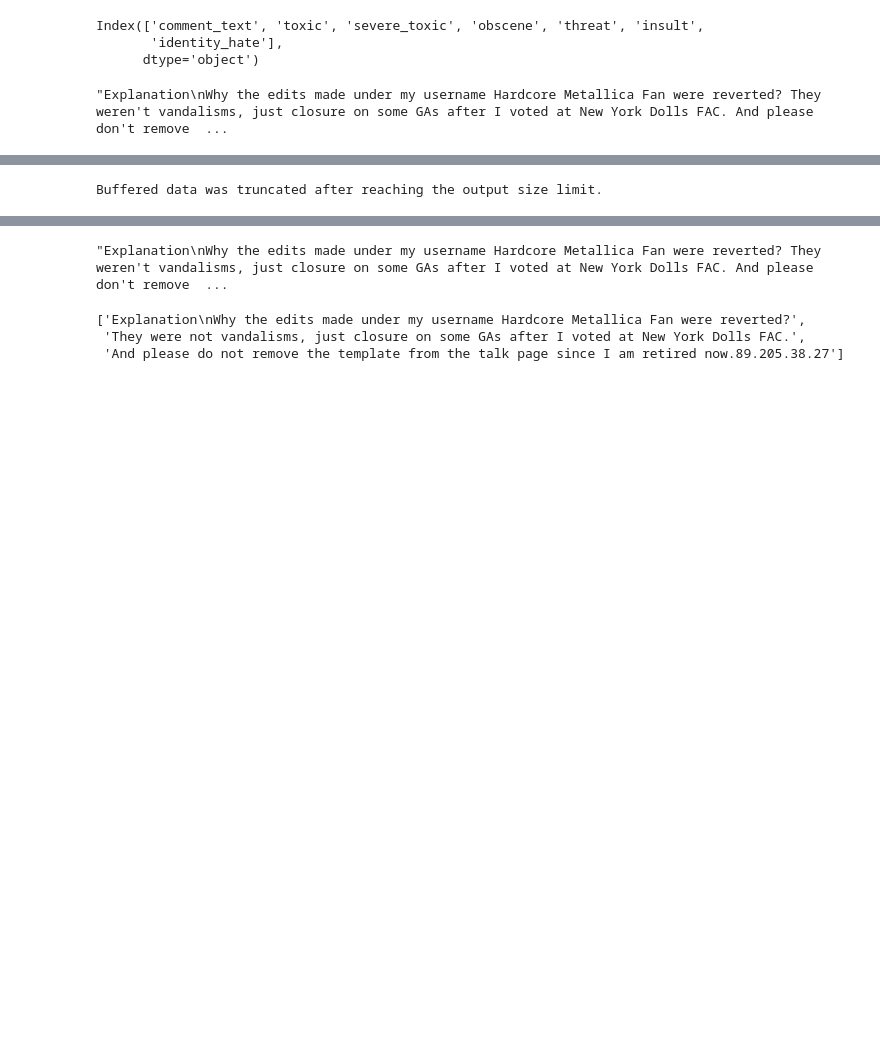
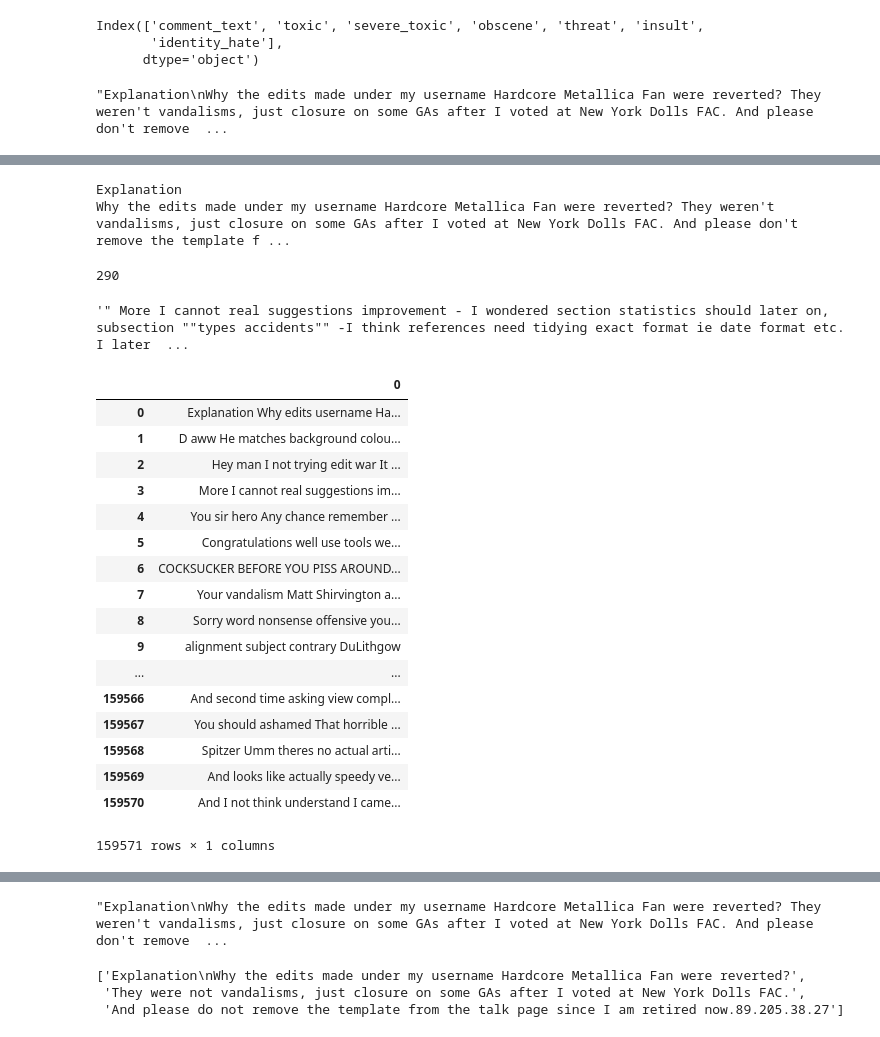
Before and after one commit to shikhar00778/toxic-comment-classification, a Jupyter notebook: Sentiment_LSTM_CNN.ipynb, the cells around one changed output, grey strips where cells are left out. Drawn from its saved outputs; the diff is of its cells as text; code cells hidden in the pictures; blank space fills up the shorter version.

```diff
--- a/Sentiment_LSTM_CNN.ipynb
+++ b/Sentiment_LSTM_CNN.ipynb
@@ -536,26 +546,68 @@ nltk.download('punkt')
 True
+# %%
+for row,index in df.iterrows():
+  print(index[0])
+  break
+# %% [output]
+Explanation
+Why the edits made under my username Hardcore Metallica Fan were reverted? They weren't vandalisms, just closure on some GAs after I voted at New York Dolls FAC. And please don't remove the template f ...
+# %%
+len(final_stop_words)
+# %% [output]
+290
 # %%
-for x in final_stop_words:
-  for i in tqdm.tqdm(range(len(l))):
+l = []
 
+for row,index in tqdm.tqdm(df.iterrows()):
     #print(l[i])
-    l[i] = [expand_contractions(txt, CONTRACTION_MAP)
-                     for txt in sent_tokenize(l[i])]
+    s = [expand_contractions(txt, CONTRACTION_MAP)
+                     for txt in sent_tokenize(index[0])]
 
-    s = ' '.join(l[i])
-    l[i] = s
+    #print(s)
     #print(l[i])
 
-
-
-    sample = l[i].split()
-    if x in sample:
-      sample.remove(x)
-
-    l[i] = ' '.join(sample)
-
-    #print(l[i])
+    res = []
+    sample = ' '.join(s)
+    sample = sample.split()
+    #print(sample)
+    for j in sample:
+      if j not in final_stop_words:
+        res.append(j)
+    #break
+    l.append(' '.join(res))
+    #print(l)
+    #break
-# %% [output]
-Buffered data was truncated after reaching the output size limit.
+# %%
+l[3]
+# %% [output]
+'" More I cannot real suggestions improvement - I wondered section statistics should later on, subsection ""types accidents"" -I think references need tidying exact format ie date format etc. I later  ...
+# %%
+res = []
+for text in l:
+  punct = "/-'?!.,#$%\'()*+-/:;<=>@[\\]^_`{|}~`" + '"“”’=' + '∞θ÷α•à−β∅³π‘₹´°£€\×™√²—–&'+'\n'
+  for p in punct:
+    text = text.replace(p, ' ')
+  res.append(text)
+# %%
+pd.DataFrame(res)
+# %% [output]
+|  | 0 |
+| 0 | Explanation Why edits username Ha... |
+| 1 | D aww He matches background colou... |
+| 2 | Hey man I not trying edit war It ... |
+| 3 | More I cannot real suggestions im... |
+| 4 | You sir hero Any chance remember ... |
+| 5 | Congratulations well use tools we... |
+| 6 | COCKSUCKER BEFORE YOU PISS AROUND... |
+| 7 | Your vandalism Matt Shirvington a... |
+| 8 | Sorry word nonsense offensive you... |
+| 9 | alignment subject contrary DuLithgow |
+| ... | ... |
+| 159566 | And second time asking view compl... |
+| 159567 | You should ashamed That horrible ... |
+| 159568 | Spitzer Umm theres no actual arti... |
+| 159569 | And looks like actually speedy ve... |
+| 159570 | And I not think understand I came... |
+159571 rows × 1 columns
 # %%
 tokenizer = text.Tokenizer()
```
Also changed, not shown: parts of 15 cells of this notebook.
